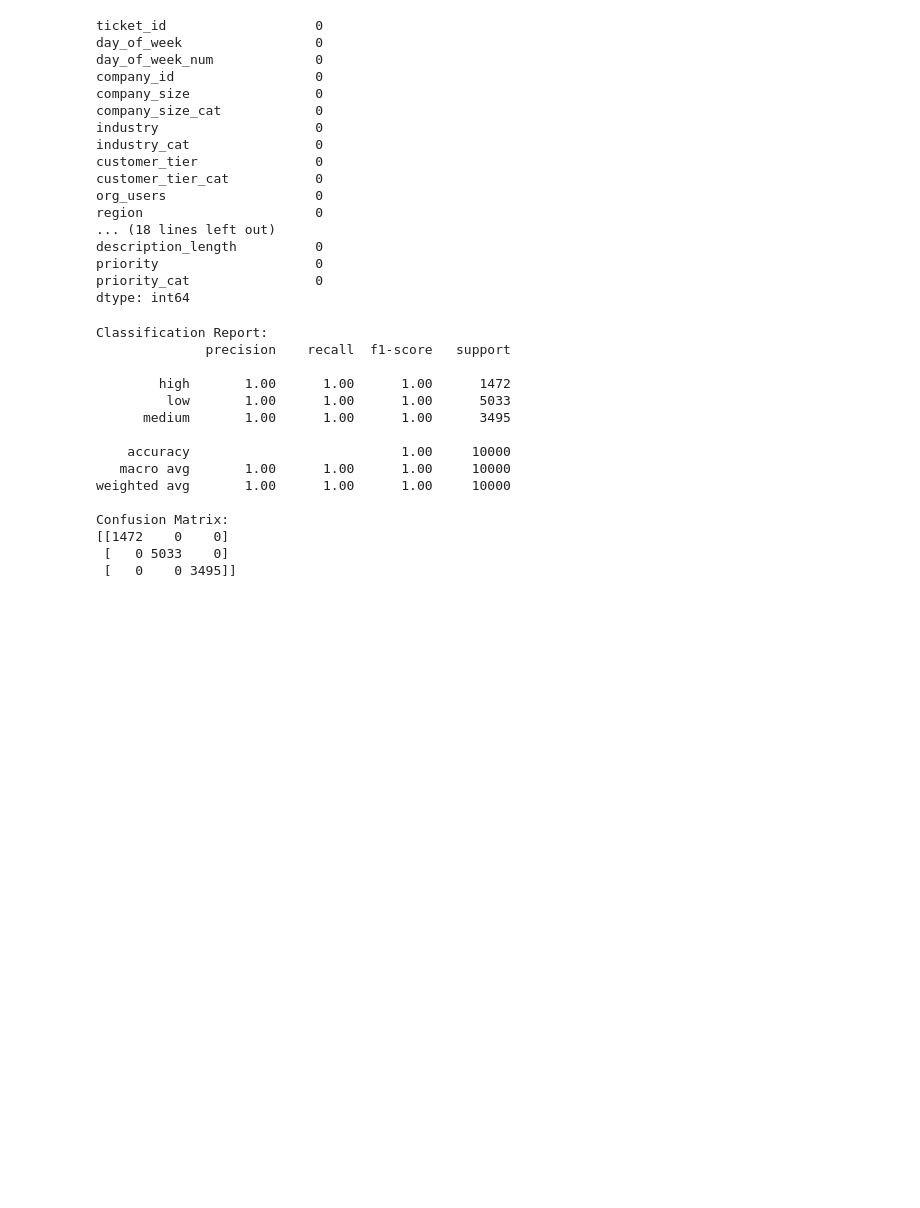
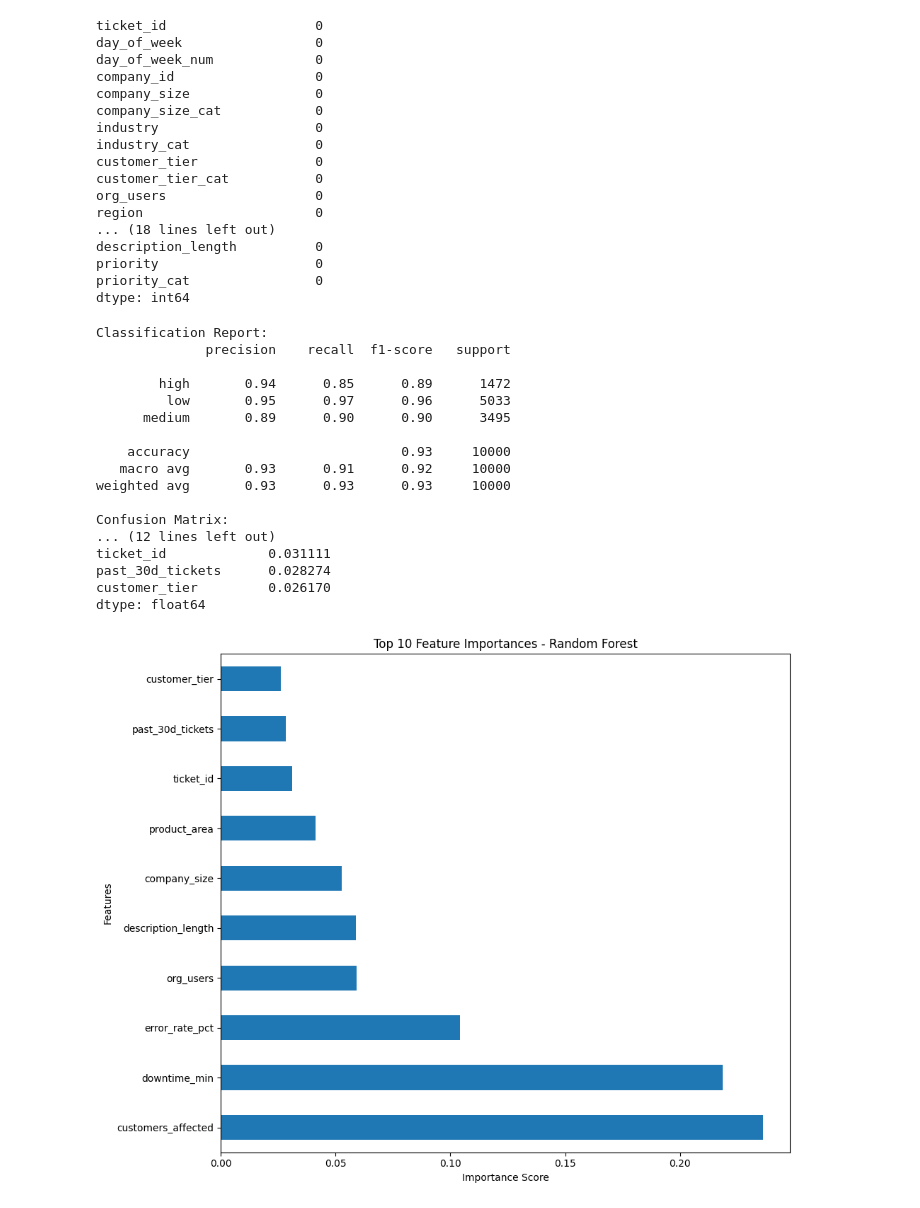
Before and after one commit to ShreeyaTadisina/shreeyatadisina.github.io, a Jupyter notebook: ITCS3162/project2/Priority_ticket.ipynb, the cells around one changed output. Drawn from its saved outputs; the diff is of its cells as text; code cells hidden in the pictures; blank space fills up the shorter version.

Commit message:
Made visualizations

```diff
--- a/ITCS3162/project2/Priority_ticket.ipynb
+++ b/ITCS3162/project2/Priority_ticket.ipynb
@@ -71,7 +90,8 @@ priority_cat                0
 dtype: int64
 # %%
 # 'priority' is the target column and all others are features
-X = ticket_df.drop('priority', axis=1)
+# Drop derived/category columns so the model does not use those leaked features
+X = ticket_df.drop(['priority', 'company_size_cat', 'industry_cat', 'customer_tier_cat', 'region_cat', 'product_area_cat', 'booking_channel_cat', 'reported_by_role_cat', 'customer_sentiment_cat', 'priority_cat'], axis=1)
 y = ticket_df['priority']
 
 # If you have categorical columns, encode them first
@@ -81,31 +101,49 @@ for col in X.select_dtypes(include=['object']).columns:
 # Split into training and testing sets (80% train, 20% test)
 X_train, X_test, y_train, y_test = train_test_split(X, y, test_size=0.2, random_state=42)
 # %%
-# Train a Random Forest Classifier
-rf = RandomForestClassifier(random_state=42)
+# Train a Random Forest classifier on the training data
+rf = RandomForestClassifier(n_estimators=100, random_state=42, n_jobs=-1)
 rf.fit(X_train, y_train)
 
-# Predict on the test set
+# Make predictions on the test set
 y_pred = rf.predict(X_test)
 
 # Evaluate the model
-print("Classification Report:")
+print('Classification Report:')
 print(classification_report(y_test, y_pred))
-print("Confusion Matrix:")
+print('Confusion Matrix:')
 print(confusion_matrix(y_test, y_pred))
+
+# Feature importances
+importances = pd.Series(rf.feature_importances_, index=X_train.columns).sort_values(ascending=False)
+print('\nTop 10 Feature Importances:')
+print(importances.head(10))
 # %% [output]
 Classification Report:
               precision    recall  f1-score   support
 
-        high       1.00      1.00      1.00      1472
-         low       1.00      1.00      1.00      5033
-      medium       1.00      1.00      1.00      3495
+        high       0.94      0.85      0.89      1472
+         low       0.95      0.97      0.96      5033
+      medium       0.89      0.90      0.90      3495
 
-    accuracy                           1.00     10000
-   macro avg       1.00      1.00      1.00     10000
-weighted avg       1.00      1.00      1.00     10000
+    accuracy                           0.93     10000
+   macro avg       0.93      0.91      0.92     10000
+weighted avg       0.93      0.93      0.93     10000
 
 Confusion Matrix:
-[[1472    0    0]
- [   0 5033    0]
- [   0    0 3495]]
+... (12 lines left out)
+ticket_id             0.031111
+past_30d_tickets      0.028274
+customer_tier         0.026170
+dtype: float64
+# %%
+# Plot top feature importances
+plt.figure(figsize=(10, 8))
+importances.head(10).plot(kind='barh')
+plt.title('Top 10 Feature Importances - Random Forest')
+plt.xlabel('Importance Score')
+plt.ylabel('Features')
+plt.tight_layout()
+plt.show()
+# %% [output]
+[figure, added]
```
Also changed, not shown: parts of 4 cells of this notebook, 1 other file.
